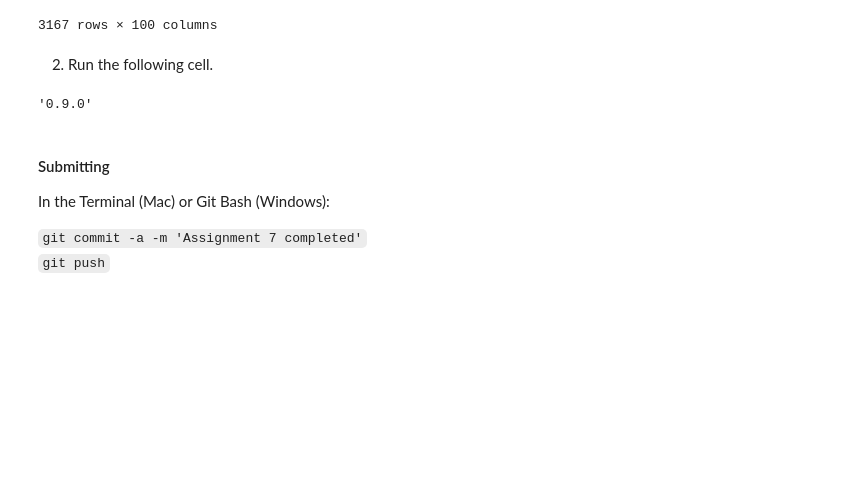
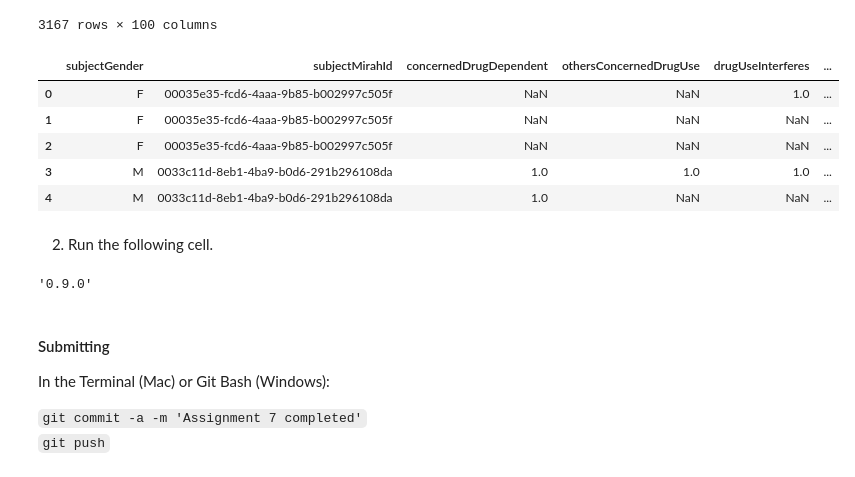
Before and after one commit to tiacc/uri_csc593, a Jupyter notebook: homework/Assignment 7.ipynb, the cells around one changed output. Saved outputs shown, nothing was run; the diff lists cells and outputs as text; code cells hidden in the pictures; blank space fills up the shorter version.

```diff
--- a/homework/Assignment 7.ipynb
+++ b/homework/Assignment 7.ipynb
@@ -56,7 +56,16 @@ data_3.rename(columns = lambda x: x.split('.')[0])
 data_SR = data_3.iloc[:,np.r_[1,3,94:99]]
 # %%
 #from the data set, select the columns related to substance use
-data_SU = data_3.iloc[:,np.r_[1,3,90:93,98,99]]
+data_SU = data_3.iloc[:,np.r_[1,3,90:94,98,99]]
+# %%
+data_SU.head()
+# %% [output]
+|  | subjectGender | subjectMirahId | concernedDrugDependent | othersConcernedDrugUse | drugUseInterferes | ... |
+| 0 | F | 00035e35-fcd6-4aaa-9b85-b002997c505f | NaN | NaN | 1.0 | ... |
+| 1 | F | 00035e35-fcd6-4aaa-9b85-b002997c505f | NaN | NaN | NaN | ... |
+| 2 | F | 00035e35-fcd6-4aaa-9b85-b002997c505f | NaN | NaN | NaN | ... |
+| 3 | M | 0033c11d-8eb1-4ba9-b0d6-291b296108da | 1.0 | 1.0 | 1.0 | ... |
+| 4 | M | 0033c11d-8eb1-4ba9-b0d6-291b296108da | 1.0 | NaN | NaN | ... |
 # %%
 #from the data set, select the columns related to perfectionism
 data_Perf = data_3[['worryAboutRightInteferes','feelStartCryingNeverStop','repeatBehaviorsForAnxiety','excessWorryAboutSloppy',
```
